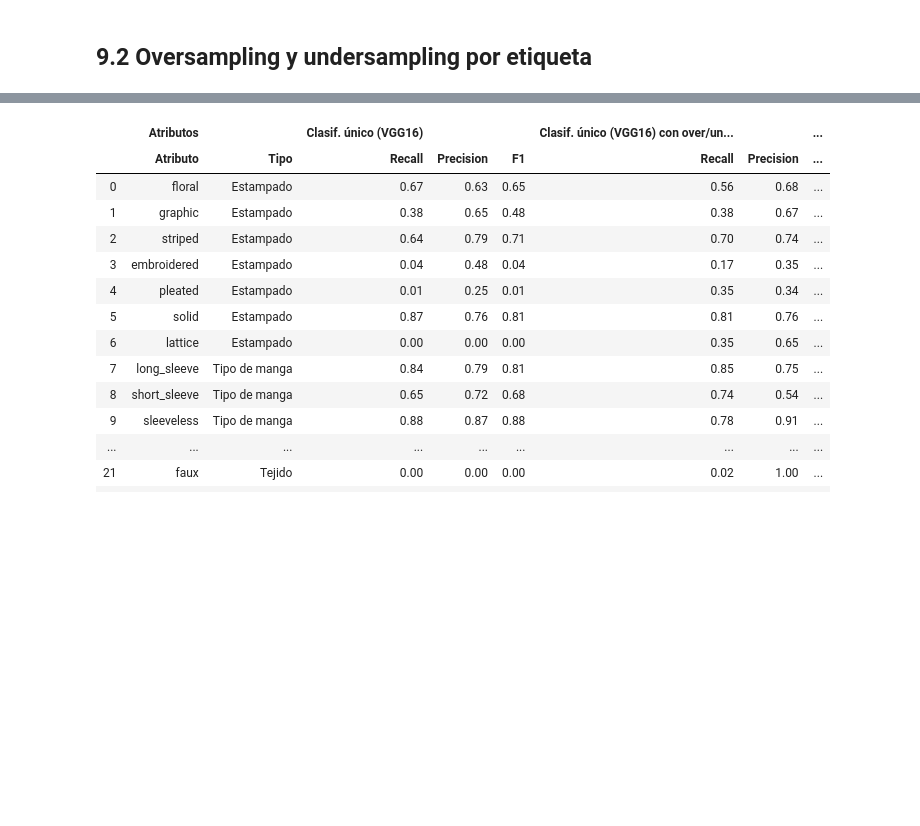
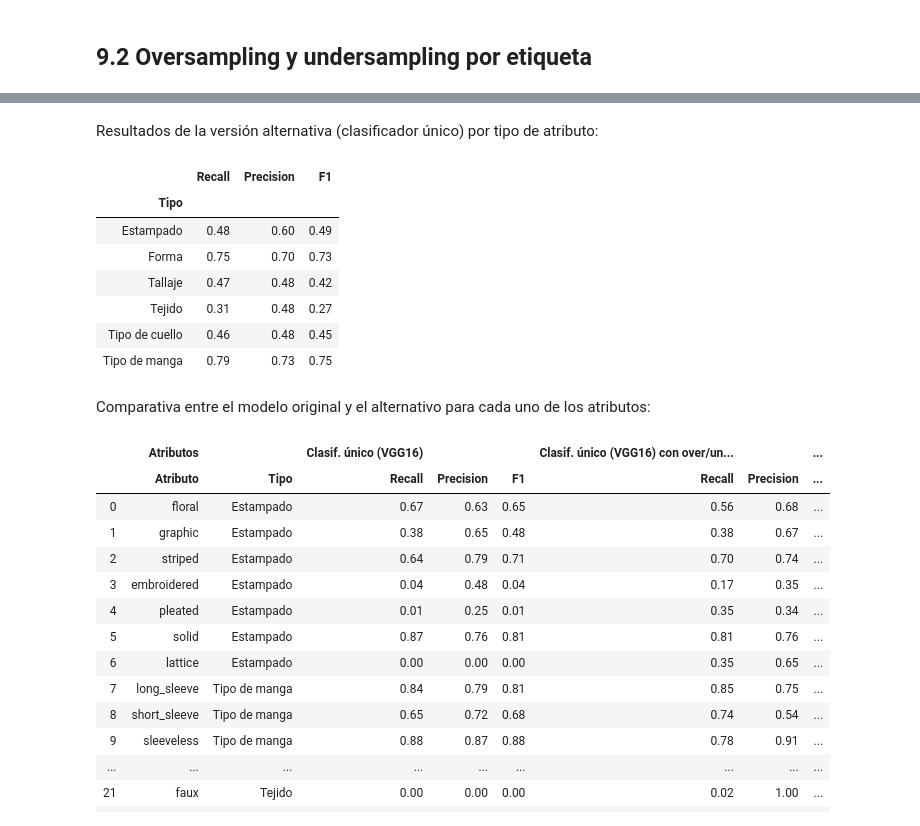
Before and after one commit to akepa/attribute-detection-in-fashon-images, a Jupyter notebook: src/DeepFashion_VersionReducida.ipynb, the cells around one changed output, grey strips where cells are left out. Saved outputs shown, nothing was run; the diff lists cells and outputs as text; code cells hidden in the pictures; blank space fills up the shorter version.

Commit message:
Versión definitiva

```diff
--- a/src/DeepFashion_VersionReducida.ipynb
+++ b/src/DeepFashion_VersionReducida.ipynb
@@ -21,8 +21,8 @@ Using TensorFlow backend.
 # %%
 pd.options.display.float_format = "{:,.2f}".format
 
-DATA_PATH = '../data/'
-MODEL_PATH = '../model'
+DATA_PATH = os.path.abspath(os.path.join(os.getcwd(), os.pardir, 'data')).replace('\\', '/') + '/'
+MODEL_PATH = os.path.abspath(os.path.join(os.getcwd(), os.pardir, 'model')).replace('\\', '/') + '/'
 # %% [markdown]
 # DeepFashion: Versión reducida
 # %% [markdown]
@@ -1630,6 +1623,21 @@ Loading cached value for variable 'vgg16_test_res_with_sampling'. Time since cac
 |  | recall.micro | precision.micro | f1.micro | recall.macro | precision.macro | f1.macro |
 | Clasif. único (VGG16) | 0.76 | 0.76 | 0.76 | 0.45 | 0.55 | 0.46 |
 | Clasif. único (VGG16) con over/un... | 0.72 | 0.72 | 0.72 | 0.50 | 0.56 | 0.48 |
+# %% [markdown]
+Resultados de la versión alternativa (clasificador único) por tipo de atributo:
+# %%
+build_results_table_by_attr_type(vgg16_test_res_with_sampling[0])
+# %% [output]
+|  | Recall | Precision | F1 |
+| Tipo |  |  |  |
+| Estampado | 0.48 | 0.60 | 0.49 |
+| Forma | 0.75 | 0.70 | 0.73 |
+| Tallaje | 0.47 | 0.48 | 0.42 |
+| Tejido | 0.31 | 0.48 | 0.27 |
+| Tipo de cuello | 0.46 | 0.48 | 0.45 |
+| Tipo de manga | 0.79 | 0.73 | 0.75 |
+# %% [markdown]
+Comparativa entre el modelo original y el alternativo para cada uno de los atributos:
 # %%
 res_table_single_with_sampling = build_results_table(vgg16_test_res_with_sampling[0])
 dfs = [res_table_single[["Atributo", "Tipo"]],
```
Also changed, not shown: parts of 45 cells of this notebook, 7 other files.
